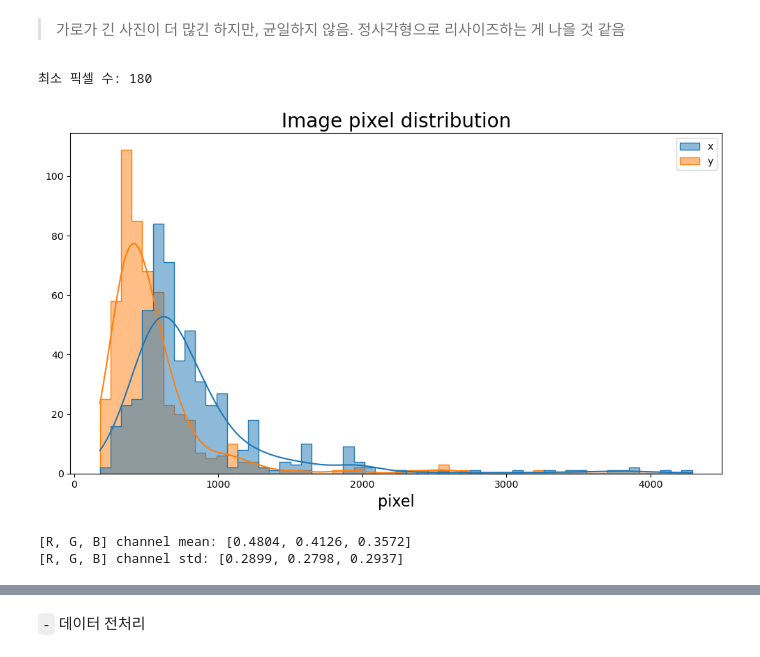
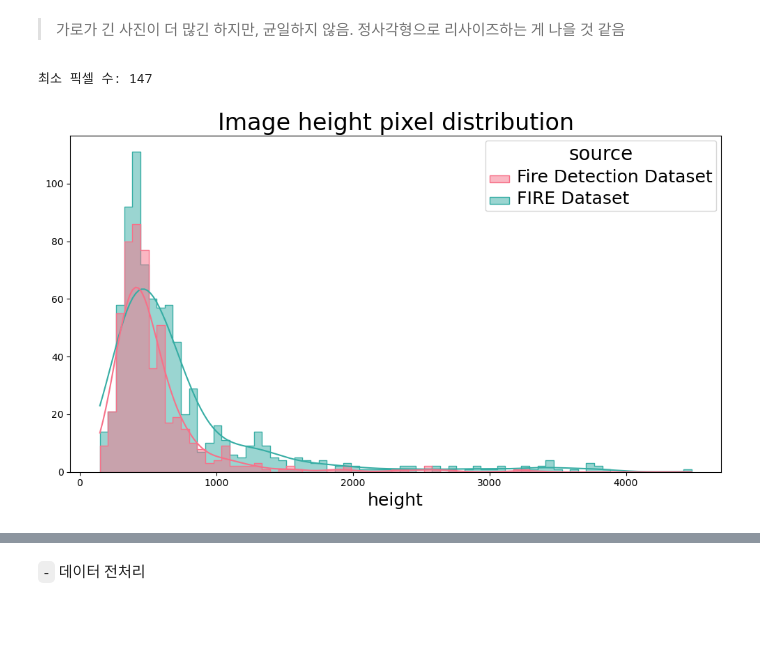
Before and after one commit to HollyRiver/AP2025, a Jupyter notebook: course/after-midterm/project/mc_dropout.ipynb, the cells around one changed output, grey strips where cells are left out. Cells and saved outputs as stored; diff of their text form; code cells hidden in the pictures; blank space fills up the shorter version.

```diff
--- a/course/after-midterm/project/mc_dropout.ipynb
+++ b/course/after-midterm/project/mc_dropout.ipynb
@@ -112,10 +120,14 @@ tensor_transform = torchvision.transforms.Compose([
     torchvision.transforms.ToTensor()
 ])
 
-origin_dataset = CustomImageDataset(root = data_dir, transform = tensor_transform)
-labels = torch.tensor([label for _, label in origin_dataset])
+fst_dataset = CustomImageDataset(root = fst_dir, transform = tensor_transform)
+snd_dataset = CustomImageDataset(root = snd_dir, transform = tensor_transform)
+full_dataset = fst_dataset + snd_dataset
 
-train_ds, test_ds, train_label, test_label = train_test_split(origin_dataset, labels, test_size = 0.2, stratify = labels, random_state = 42)
+labels = torch.tensor(fst_dataset.labels + snd_dataset.labels)
+source_info = ["FIRE Dataset"]*len(fst_dataset) + ["Fire Detection Dataset"]*len(snd_dataset)
+
+train_ds, test_ds, train_source, test_source = train_test_split(full_dataset, source_info, test_size = 0.2, stratify = labels, random_state = 42)
 # %% [markdown]
 `-` RGB 채널 별 기초통계량 및 픽셀 수 관련 통계량 계산
 # %%
@@ -123,13 +135,20 @@ shape_list = [img[0].shape[1:] for img in train_ds]
 y_axis, x_axis = torch.tensor(shape_list)[:, 0], torch.tensor(shape_list)[:, 1]
 xy_ratio = x_axis/y_axis
 
+palette = sns.color_palette("husl", 2)
+tidy = pd.DataFrame({"R": xy_ratio, "source": train_source})
+
 ## 종횡비 시각화
 plt.figure(figsize=(10, 6))
-sns.histplot(xy_ratio, kde = True, stat = "count",
-             common_norm=False, element="step")
-plt.title("Aspect ratio (x:y = R:1)", fontsize = 20)
-plt.xlabel("R", fontsize = 16)
+ax = sns.histplot(tidy, x = "R", hue = "source", kde = True, stat = "count",
+                  common_norm=False, element="step", alpha = 0.5, palette = palette)
+plt.title("Aspect ratio (x:y = R:1)", fontsize = 24)
+plt.xlabel("R", fontsize = 18)
 plt.ylabel(None)
+
+plt.setp(ax.get_legend().get_texts(), fontsize=18) # for legend text
+plt.setp(ax.get_legend().get_title(), fontsize=20) # for legend title
+
 plt.tight_layout()
-plt.savefig("fig/xy_ratio.png", dpi = 300)
+plt.savefig("fig/aspect_ratio.png", dpi = 300)
 # %% [output]
@@ -138,43 +157,25 @@ plt.savefig("fig/xy_ratio.png", dpi = 300)
 > 가로가 긴 사진이 더 많긴 하지만, 균일하지 않음. 정사각형으로 리사이즈하는 게 나을 것 같음
 # %%
 ## 픽셀 수 시각화
-tidy = pd.DataFrame(torch.tensor(shape_list))\
-    .rename({0:"y", 1:"x"}, axis = 1).set_index("x").reset_index()
+tidy = pd.DataFrame({"height": torch.tensor(shape_list)[:, 0],
+                     "source": train_source})
 
 plt.figure(figsize=(10, 6))
-sns.histplot(data = tidy, kde = True, stat = "count",
-             common_norm=False, element="step", alpha = 0.5)
-plt.title("Image pixel distribution", fontsize = 20)
-plt.xlabel("pixel", fontsize = 16)
+ax = sns.histplot(data = tidy, x = "height", hue = "source", kde = True, stat = "count",
+             common_norm=False, element="step", alpha = 0.5, palette=palette)
+plt.title("Image height pixel distribution", fontsize = 24)
+plt.xlabel("height", fontsize = 18)
 plt.ylabel(None)
+
+plt.setp(ax.get_legend().get_texts(), fontsize=18) # for legend text
+plt.setp(ax.get_legend().get_title(), fontsize=20) # for legend title
+
 plt.tight_layout()
-plt.savefig("fig/xy_pixel.png", dpi = 300)
+plt.savefig("fig/height_distribution.png", dpi = 300)
 
 min_pixel = torch.tensor(shape_list).min()
 
 print(f"최소 픽셀 수: {min_pixel.int()}")
 # %% [output]
-최소 픽셀 수: 180
+최소 픽셀 수: 147
-[figure, old version]
+[figure, new version]
-# %%
-## 색상값 분포 (float)
-origin_tensor = [img[0] for img in train_ds]
-
-mean = []
-std = []
-
-for i in range(3):
-    c = []
-
-    for img in origin_tensor:
-        c.append(img[i].flatten())
-
-    c = torch.concat(c)
-    mean.append(c.mean().item())
-    std.append(c.std().item())
-
-print(f"[R, G, B] channel mean: {[round(m, 4) for m in mean]}")
-print(f"[R, G, B] channel std: {[round(s, 4) for s in std]}")
-# %% [output]
-[R, G, B] channel mean: [0.4804, 0.4126, 0.3572]
-[R, G, B] channel std: [0.2899, 0.2798, 0.2937]
```
Also changed, not shown: parts of 31 cells of this notebook, 10 other files.
